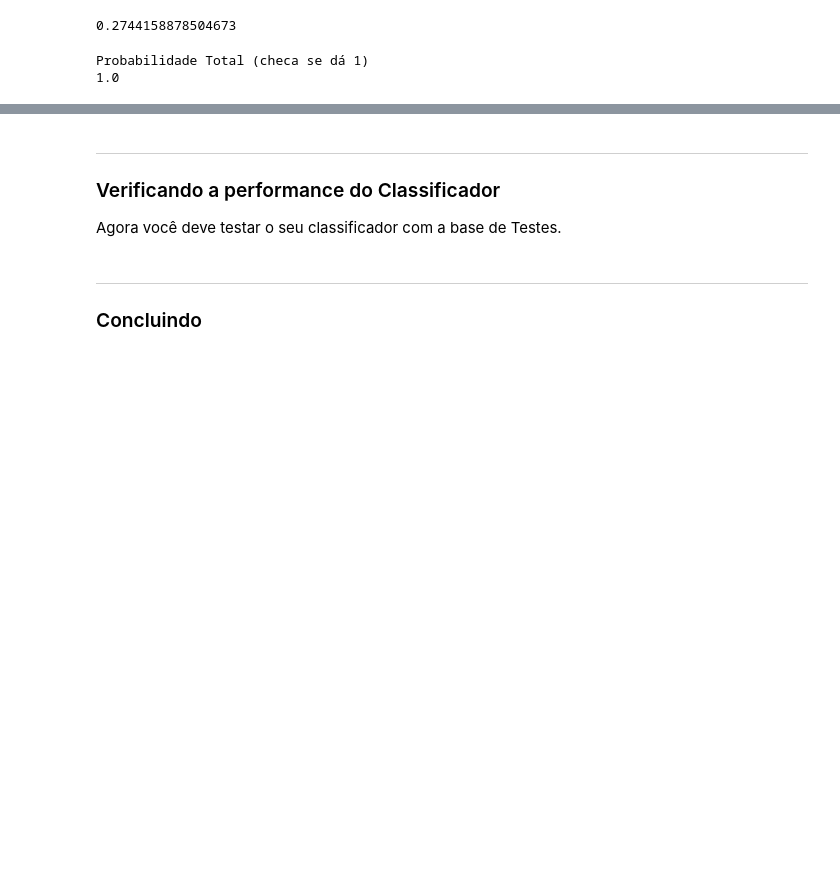
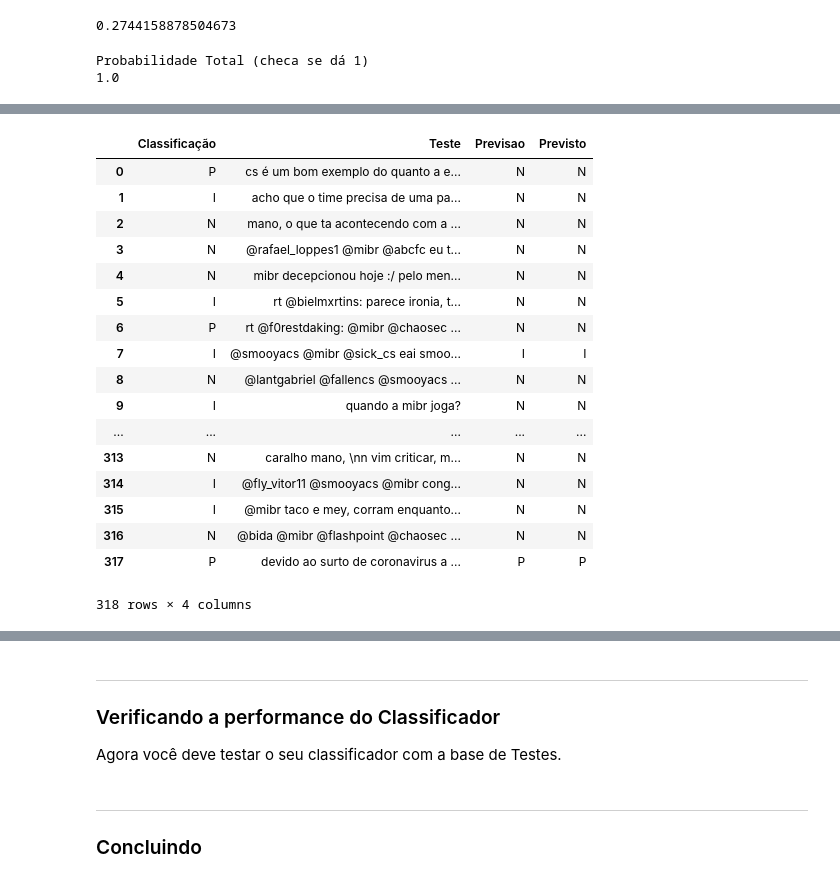
Before and after one commit to VitorMiada/p1_dados, a Jupyter notebook: Projeto1_Classificador.ipynb, the cells around one changed output, grey strips where cells are left out. Cells and saved outputs as stored; diff of their text form; code cells hidden in the pictures; blank space fills up the shorter version.

```diff
--- a/Projeto1_Classificador.ipynb
+++ b/Projeto1_Classificador.ipynb
@@ -269,3 +312,5 @@ all_quant
+# %%
+palavras_existentes = len(lista)
 # %%
 def prob_category(cat):
     tweet = clean_extra(cat)
@@ -297,0 +343,13 @@ Probabilidade Total (checa se dá 1)
+# %%
+try:
+    Freqi = Frequencia_Absoluta('I')
+    Freqn = Frequencia_Absoluta('N')
+    Freqp = Frequencia_Absoluta('P')
+except:
+    pass
+
+
+pP = np.sum(Freqp)
+pN = np.sum(Freqn)
+pI = np.sum(Freqi)
+pT = pP + pN + pI
@@ -297,0 +360,2 @@ Probabilidade Total (checa se dá 1)
+# %%
+alpha = 1
@@ -297,0 +483,23 @@ Probabilidade Total (checa se dá 1)
+# %%
+tt_clas = []
+tt = 0
+
+for tt in dados_teste['Teste']:
+    tt = cleanup(tt)
+    palavra_tt = tt.split()
+    maior = Positivo[tt]
+    if maior < Negativo[tt]:
+        maior = Negativo[tt]
+    elif maior < Indiferente[tt]:
+        maior = Indiferente[tt]
+
+
+    if maior == Positivo[tt]:
+        tt_clas.append('P')
+    elif maior == Negativo[tt]:
+        tt_clas.append('N')
+    elif maior == Indiferente[tt]:
+        tt_clas.append('I')
+
+
+tt_clas
@@ -297,0 +524,22 @@ Probabilidade Total (checa se dá 1)
+# %%
+dados_teste['Previsto'] = tt_clas
+dados_teste
+# %% [output]
+|  | Classificação | Teste | Previsao | Previsto |
+| 0 | P | cs é um bom exemplo do quanto a e... | N | N |
+| 1 | I | acho que o time precisa de uma pa... | N | N |
+| 2 | N | mano, o que ta acontecendo com a ... | N | N |
+| 3 | N | @rafael_loppes1 @mibr @abcfc eu t... | N | N |
+| 4 | N | mibr decepcionou hoje :/ pelo men... | N | N |
+| 5 | I | rt @bielmxrtins: parece ironia, t... | N | N |
+| 6 | P | rt @f0restdaking: @mibr @chaosec ... | N | N |
+| 7 | I | @smooyacs @mibr @sick_cs eai smoo... | I | I |
+| 8 | N | @lantgabriel @fallencs @smooyacs ... | N | N |
+| 9 | I | quando a mibr joga? | N | N |
+| ... | ... | ... | ... | ... |
+| 313 | N | caralho mano, \nn vim criticar, m... | N | N |
+| 314 | I | @fly_vitor11 @smooyacs @mibr cong... | N | N |
+| 315 | I | @mibr taco e mey, corram enquanto... | N | N |
+| 316 | N | @bida @mibr @flashpoint @chaosec ... | N | N |
+| 317 | P | devido ao surto de coronavirus a ... | P | P |
+318 rows × 4 columns
```
Also changed, not shown: parts of 17 cells of this notebook.
